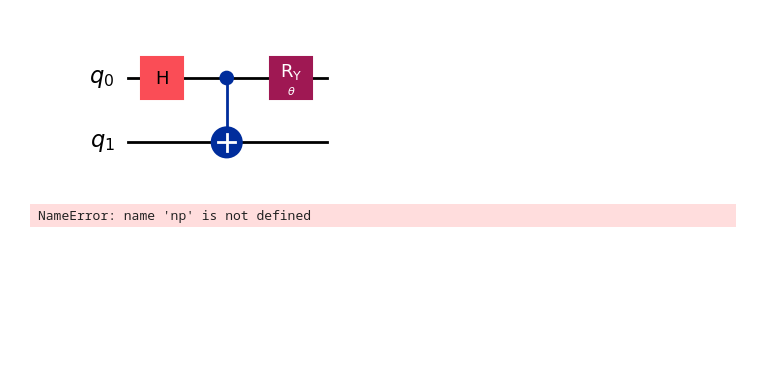
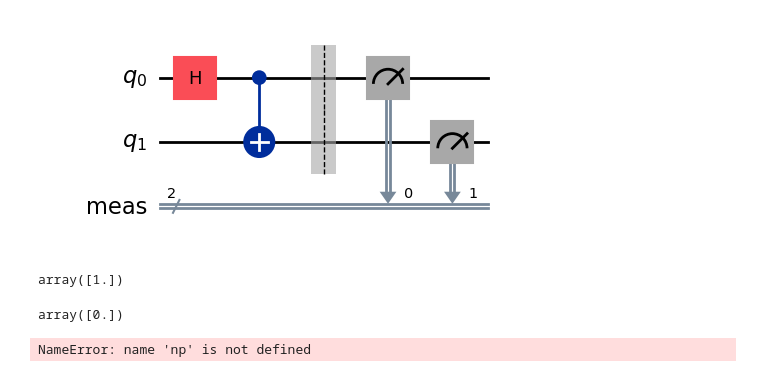
Before and after one commit to slysek/qudityD3, a Jupyter notebook: chsh.ipynb, the cells around one changed output. Cells and saved outputs as stored; diff of their text form; code cells hidden in the pictures; blank space fills up the shorter version.

```diff
--- a/chsh.ipynb
+++ b/chsh.ipynb
@@ -8,8 +10,10 @@ theta = Parameter("$\\theta$")
 # %%
 chsh_circuit = QuantumCircuit(2)
 chsh_circuit.h(0)
 chsh_circuit.cx(0, 1)
-chsh_circuit.ry(theta, 0)
+#chsh_circuit.h(0)
+#chsh_circuit.h(1)
+chsh_circuit.measure_all()
 chsh_circuit.draw('mpl')
 # %% [output]
-[figure, old version]
+[figure, new version]
@@ -16,3 +77,11 @@ chsh_circuit.draw('mpl')
+# %%
+val
+# %% [output]
+array([1.])
+# %%
+var
+# %% [output]
+array([0.])
 # %%
 number_of_phases = 50
 phases = [2 * np.pi * i / number_of_phases for i in range(number_of_phases)]
```
Also changed, not shown: parts of 4 cells of this notebook, 21 other files.
